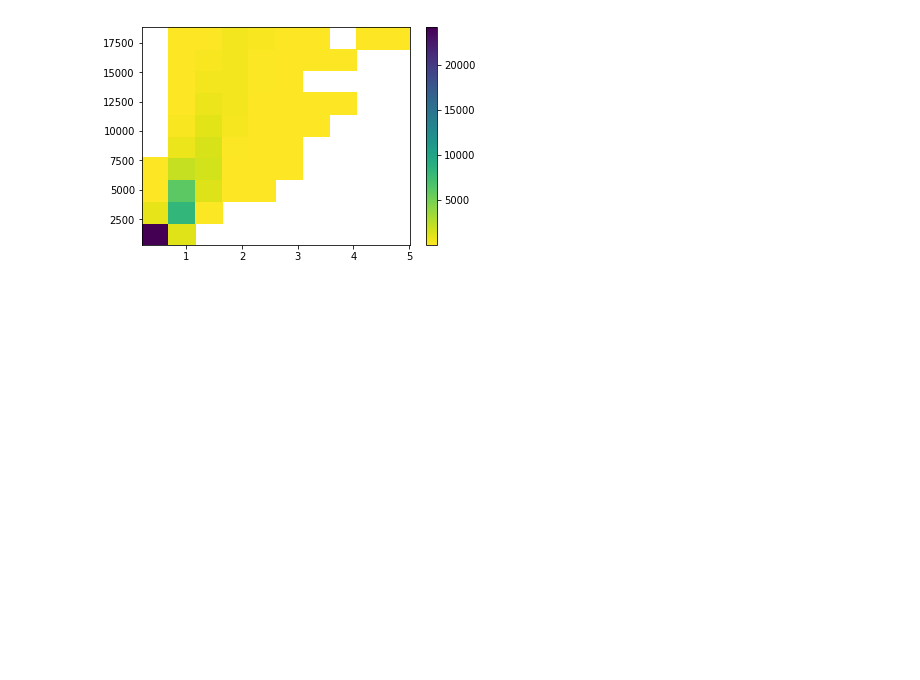
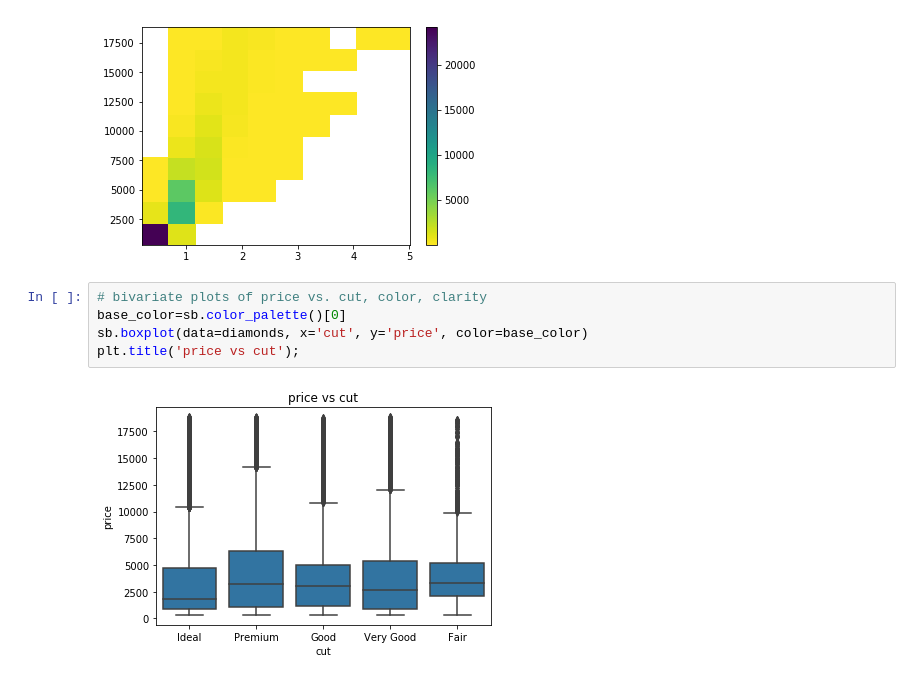
Before and after one commit to csmeet1495/Diamond-dataset--data-visualization, a Jupyter notebook: diamond_dataset-data_visualization.ipynb, the cells around one changed output. Drawn from its saved outputs; the diff is of its cells as text; blank space fills up the shorter version.

Commit message:
bivariate viz

```diff
--- a/diamond_dataset-data_visualization.ipynb
+++ b/diamond_dataset-data_visualization.ipynb
@@ -129,3 +129,10 @@ plt.hist2d(data=diamonds, x='carat', y='price', cmin=0.5, cmap='viridis_r')
 plt.colorbar();
 # %% [output]
 [figure]
+# %%
+# bivariate plots of price vs. cut, color, clarity
+base_color=sb.color_palette()[0]
+sb.boxplot(data=diamonds, x='cut', y='price', color=base_color)
+plt.title('price vs cut');
+# %% [output]
+[figure, added]
```
Also changed, not shown: parts of 1 cell of this notebook.
